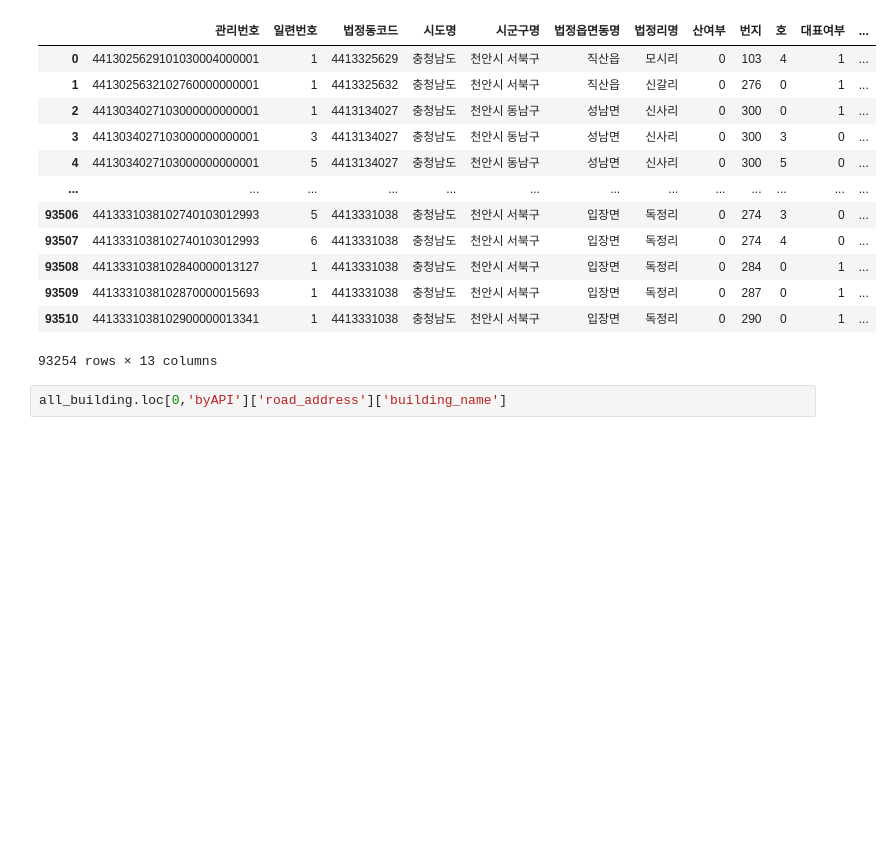
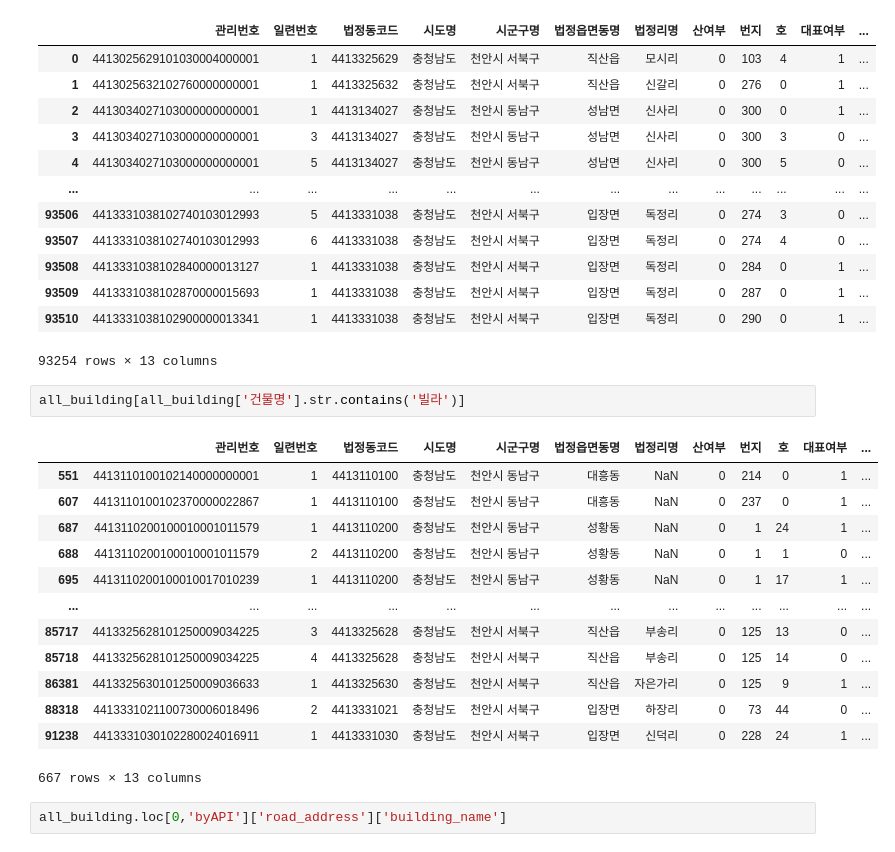
Before and after one commit to LGHelloVisionProj/Data_Visualization, a Jupyter notebook: 천안시_CodeDir/아파트추출.ipynb, the cells around one changed output. Cells and saved outputs as stored; diff of their text form; blank space fills up the shorter version.

```diff
--- a/천안시_CodeDir/아파트추출.ipynb
+++ b/천안시_CodeDir/아파트추출.ipynb
@@ -41,6 +49,22 @@ all_building
 | 93509 | 4413331038102870000015693 | 1 | 4413331038 | 충청남도 | 천안시 서북구 | 입장면 | 독정리 | 0 | 287 | 0 | 1 | ... |
 | 93510 | 4413331038102900000013341 | 1 | 4413331038 | 충청남도 | 천안시 서북구 | 입장면 | 독정리 | 0 | 290 | 0 | 1 | ... |
 93254 rows × 13 columns
+# %%
+all_building[all_building['건물명'].str.contains('빌라')]
+# %% [output]
+|  | 관리번호 | 일련번호 | 법정동코드 | 시도명 | 시군구명 | 법정읍면동명 | 법정리명 | 산여부 | 번지 | 호 | 대표여부 | ... |
+| 551 | 4413110100102140000000001 | 1 | 4413110100 | 충청남도 | 천안시 동남구 | 대흥동 | NaN | 0 | 214 | 0 | 1 | ... |
+| 607 | 4413110100102370000022867 | 1 | 4413110100 | 충청남도 | 천안시 동남구 | 대흥동 | NaN | 0 | 237 | 0 | 1 | ... |
+| 687 | 4413110200100010001011579 | 1 | 4413110200 | 충청남도 | 천안시 동남구 | 성황동 | NaN | 0 | 1 | 24 | 1 | ... |
+| 688 | 4413110200100010001011579 | 2 | 4413110200 | 충청남도 | 천안시 동남구 | 성황동 | NaN | 0 | 1 | 1 | 0 | ... |
+| 695 | 4413110200100010017010239 | 1 | 4413110200 | 충청남도 | 천안시 동남구 | 성황동 | NaN | 0 | 1 | 17 | 1 | ... |
+| ... | ... | ... | ... | ... | ... | ... | ... | ... | ... | ... | ... | ... |
+| 85717 | 4413325628101250009034225 | 3 | 4413325628 | 충청남도 | 천안시 서북구 | 직산읍 | 부송리 | 0 | 125 | 13 | 0 | ... |
+| 85718 | 4413325628101250009034225 | 4 | 4413325628 | 충청남도 | 천안시 서북구 | 직산읍 | 부송리 | 0 | 125 | 14 | 0 | ... |
+| 86381 | 4413325630101250009036633 | 1 | 4413325630 | 충청남도 | 천안시 서북구 | 직산읍 | 자은가리 | 0 | 125 | 9 | 1 | ... |
+| 88318 | 4413331021100730006018496 | 2 | 4413331021 | 충청남도 | 천안시 서북구 | 입장면 | 하장리 | 0 | 73 | 44 | 0 | ... |
+| 91238 | 4413331030102280024016911 | 1 | 4413331030 | 충청남도 | 천안시 서북구 | 입장면 | 신덕리 | 0 | 228 | 24 | 1 | ... |
+667 rows × 13 columns
 # %%
 all_building.loc[0,'byAPI']['road_address']['building_name']
 # %% [output]
```
Also changed, not shown: parts of 7 cells of this notebook, 3 other files.
